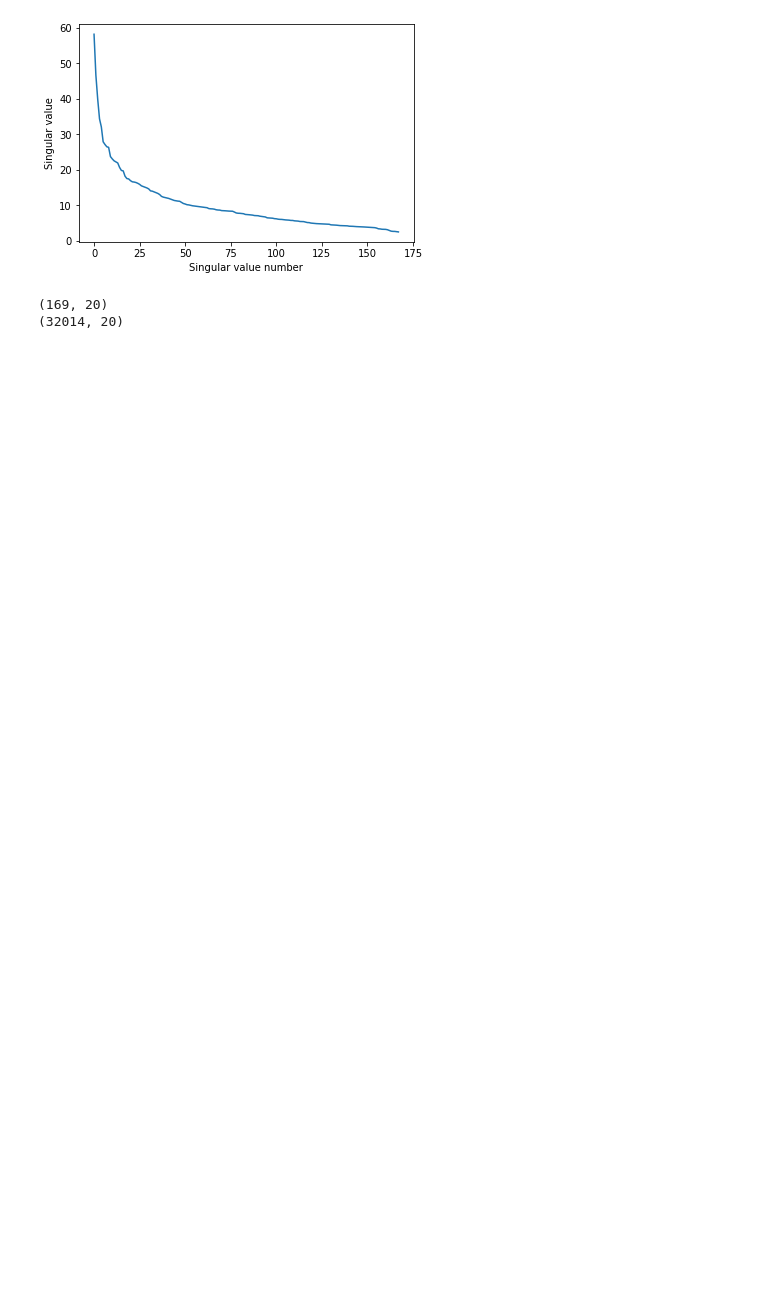
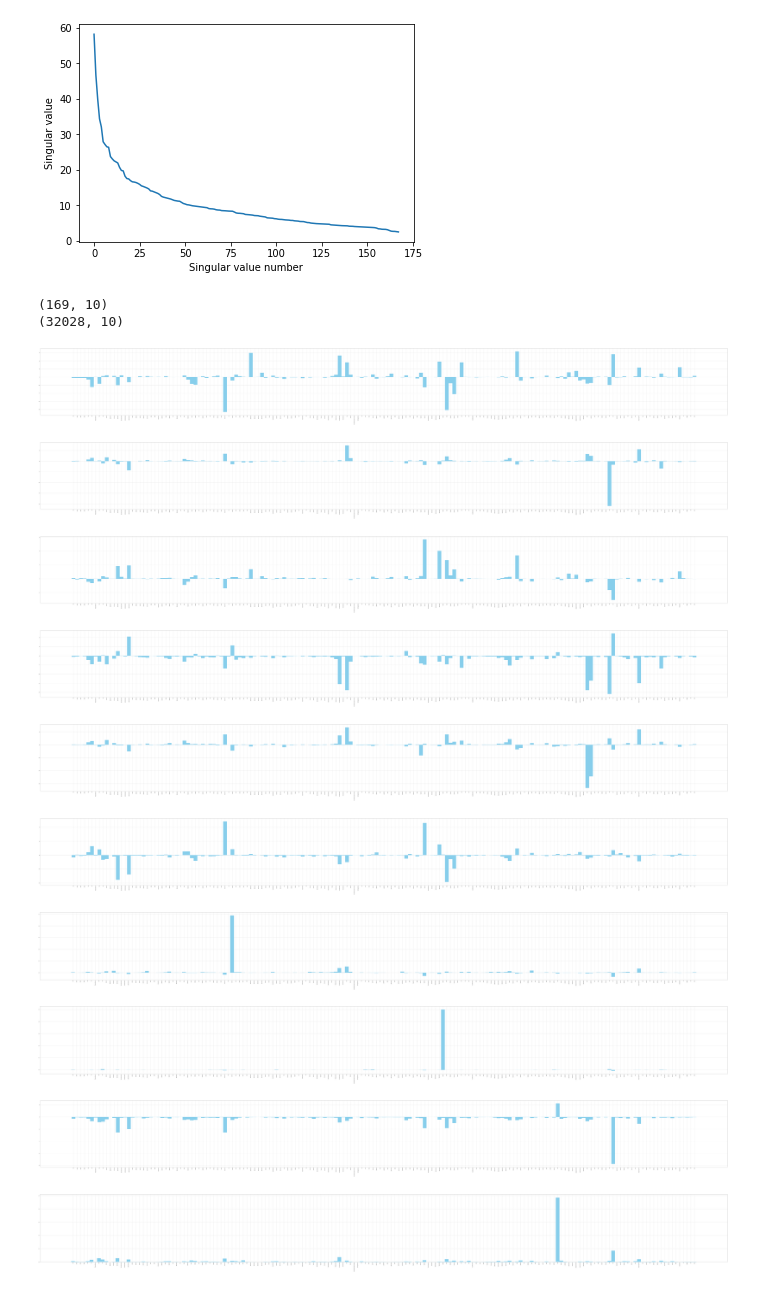
Before and after one commit to ancheypeng/4300-Sound-Suggest-2023, a Jupyter notebook: dataset/svd.ipynb, the cells around one changed output. Cells and saved outputs as stored; diff of their text form; code cells hidden in the pictures; blank space fills up the shorter version.

Commit message:
Adding the graphs needed to name new tags

```diff
--- a/dataset/svd.ipynb
+++ b/dataset/svd.ipynb
@@ -60,4 +61,4 @@ for song_index, row in enumerate(dataset_dict_list):
             for i in range(value // 10):
                 weighted_tags_list.append(re.sub(r'\W+', '', tag))
 
-    weighted_list_of_str_tags.append(" ".join(weighted_tags_list))
+    weighted_list_of_str_tags.append("` ".join(weighted_tags_list))
@@ -89,4 +73,4 @@ td_matrix = vectorizer.fit_transform(weighted_list_of_str_tags)
 # %%
-# feature_names = vectorizer.get_feature_names()
-# feature_names
+feature_names = vectorizer.get_feature_names()
+print(feature_names)
 # %% [output]
@@ -138,8 +106,42 @@ tags_compressed = tags_compressed.transpose()
 print(tags_compressed.shape)
 print(songs_compressed.shape)
 # %% [output]
-(169, 20)
-(32014, 20)
+(169, 10)
+(32028, 10)
+# %%
+new_tags_by_old_tags = (tags_compressed.T).tolist()
+
+for new_tag_num in range(tags_compressed.shape[1]):
+
+    tag_range = range(len(new_tags_by_old_tags[new_tag_num]))
+
+    fig = plt.figure(figsize=(200, 20))
+
+    ax = fig.add_subplot(111)
+
+    ax.bar(tag_range, new_tags_by_old_tags[new_tag_num], width =1)
+
+    ticks = [(1 * i) for i in tag_range]
+
+    ax.set_xticks(ticks)
+    ax.set_xticklabels(feature_names, rotation=90)
+
+    ax.grid(zorder=0)
+    ax.bar(tag_range, new_tags_by_old_tags[new_tag_num], width=1, align='center', color='skyblue', zorder=3)
+
+    # plt.show()
+    fig.savefig(fname = "./newtag" + str(new_tag_num) + "_relations.png")
+# %% [output]
+[figure, added]
+[figure, added]
+[figure, added]
+[figure, added]
+[figure, added]
+[figure, added]
+[figure, added]
+[figure, added]
+[figure, added]
+[figure, added]
 # %%
 # word_to_index = vectorizer.vocabulary_
 # index_to_word = {i:t for t,i in word_to_index.items()}
```
Also changed, not shown: parts of 7 cells of this notebook, 10 other files.
